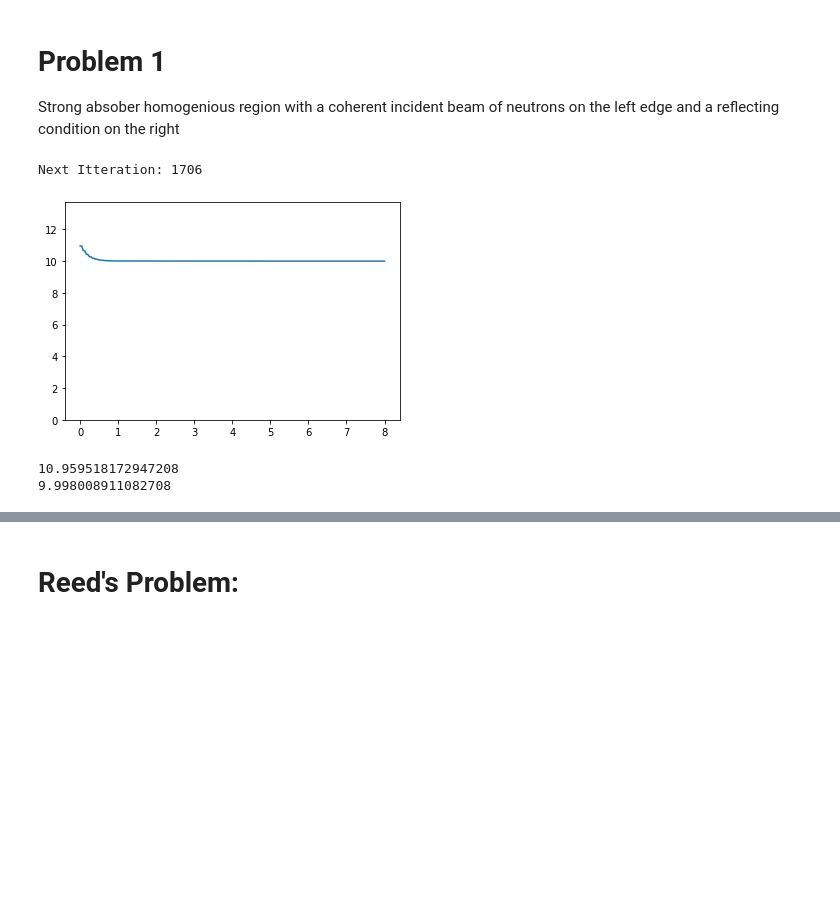
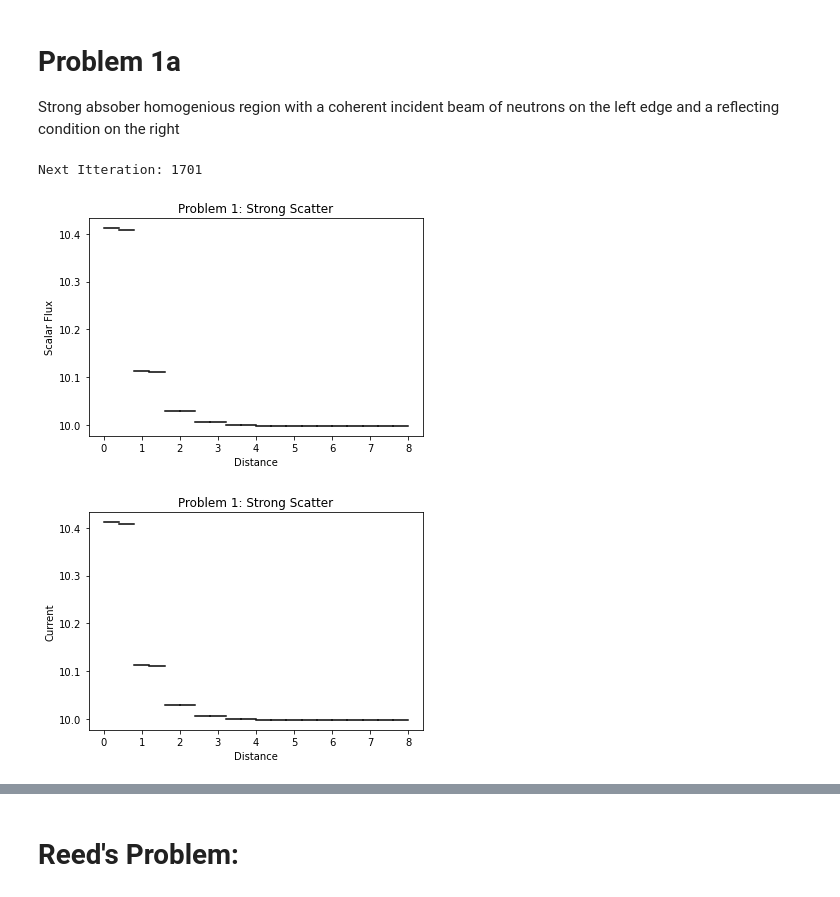
Before and after one commit to CEMeNT-PSAAP/Therefore, a Jupyter notebook: therefore_tests.ipynb, the cells around one changed output, grey strips where cells are left out. Cells and saved outputs as stored; diff of their text form; code cells hidden in the pictures; blank space fills up the shorter version.

```diff
--- a/therefore_tests.ipynb
+++ b/therefore_tests.ipynb
@@ -4,6 +6,13 @@
 import therefore
 import numpy as np
 import matplotlib.pyplot as plt
+
+
+def flatLinePlot(x, y):
+    for i in range(y.size):
+        xx = x[i:i+2]
+        yy = [y[i], y[i]]
+        plt.plot(xx, yy, '-k')
 # %%
 # uniform infinite medium
 
@@ -155,5 +165,6 @@ Next Itteration: 5449
 # %% [markdown]
-# Problem 1
+# Problem 1a
+
 
 Strong absober homogenious region with a coherent incident beam of neutrons on the left edge and a reflecting condition on the right
 # %%
@@ -164,42 +175,48 @@ import matplotlib.pyplot as plt
 data_type = np.float64
 
 L = 10
-dx = .1
+dx = 1
 xsec = 100
 ratio = .995
 scattering_xsec = xsec*ratio
 source = 5
 N_mesh = int(L/dx)
 
 # TODO: Mesh building
 dx_mesh = dx*np.ones(N_mesh, data_type)
 xsec_mesh = xsec*np.ones(N_mesh, data_type)
 xsec_scatter_mesh = scattering_xsec*np.ones(N_mesh, data_type)
 source_mesh = source*np.ones(N_mesh, data_type)
 
 sim_perams = {'data_type': data_type,
               'N_angles': 4,
               'L': L,
               'N_mesh': N_mesh,
               'boundary_condition_left': 'incident_ani',
               'boundary_condition_right': 'reflecting',
               'left_in_mag': 10,
               'right_in_mag': 0,
               'left_in_angle': 1,
               'right_in_angle': 0}
 
 [scalar_flux, current] = therefore.SourceItteration(sim_perams, dx_mesh, xsec_mesh, xsec_scatter_mesh, source_mesh)
 
-X = np.linspace(0, 8, int(N_mesh*2))
+X = np.linspace(0, 8, int(N_mesh*2+1))
 plt.figure(1)
-plt.plot(X, scalar_flux)
-plt.ylim([0,max(scalar_flux)*1.25])
+flatLinePlot(X, scalar_flux)
+plt.title('Problem 1: Strong Scatter')
+plt.xlabel('Distance')
+plt.ylabel('Scalar Flux')
 plt.show()
 
-print(max(scalar_flux))
-print(min(scalar_flux))
+X = np.linspace(0, 8, int(N_mesh*2+1))
+plt.figure(1)
+flatLinePlot(X, scalar_flux)
+plt.title('Problem 1: Strong Scatter')
+plt.xlabel('Distance')
+plt.ylabel('Current')
+plt.show()
 # %% [output]
-Next Itteration: 1706
+Next Itteration: 1701
-[figure, old version]
+[figure, new version]
-10.959518172947208
-9.998008911082708
+[figure, added]
```
Also changed, not shown: parts of 7 cells of this notebook, 1 other file.
